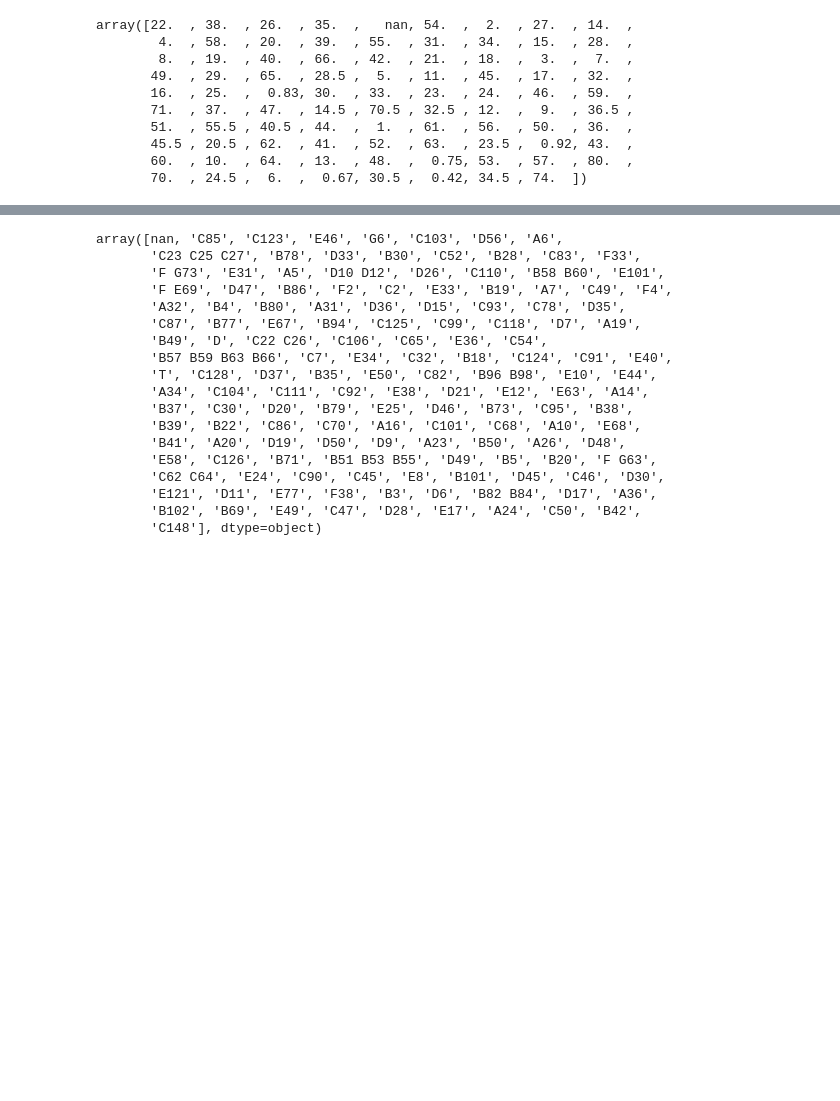
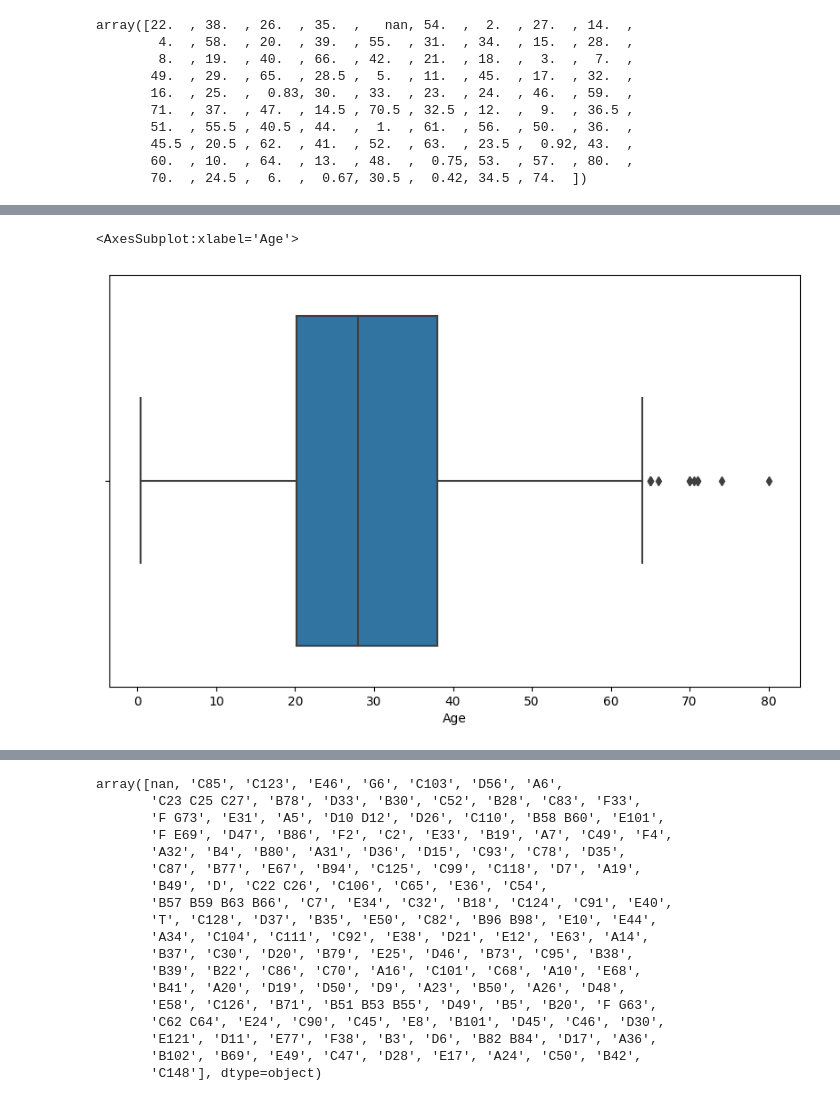
Before and after one commit to Sungur66/Myfiles_from_Batch168, a Jupyter notebook: 15.ML/Assignment/Assign6_RandomForests/Random_Forests_Capstone_Project1.ipynb, the cells around one changed output, grey strips where cells are left out. Cells and saved outputs as stored; diff of their text form; code cells hidden in the pictures; blank space fills up the shorter version.

```diff
--- a/15.ML/Assignment/Assign6_RandomForests/Random_Forests_Capstone_Project1.ipynb
+++ b/15.ML/Assignment/Assign6_RandomForests/Random_Forests_Capstone_Project1.ipynb
@@ -164,2 +176,7 @@ array([22, 38, 26, 35, 30, 54,  2, 27, 14,  4, 58, 20, 39, 55, 31, 34, 15,
        44,  1, 61, 56, 50, 62, 41, 52, 63, 43, 60, 10, 64, 13, 48, 53, 57,
        80,  6, 74])
+# %%
+sns.boxplot(df["Age"])
+# %% [output]
+<AxesSubplot:xlabel='Age'>
+[figure, added]
```
Also changed, not shown: parts of 10 cells of this notebook, 25 other files.
